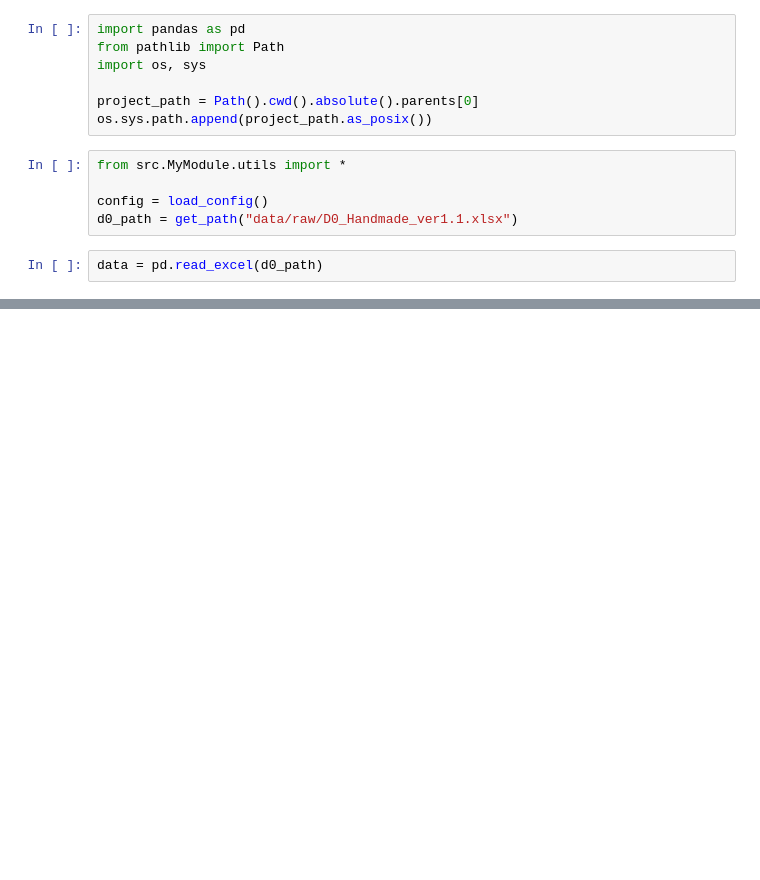
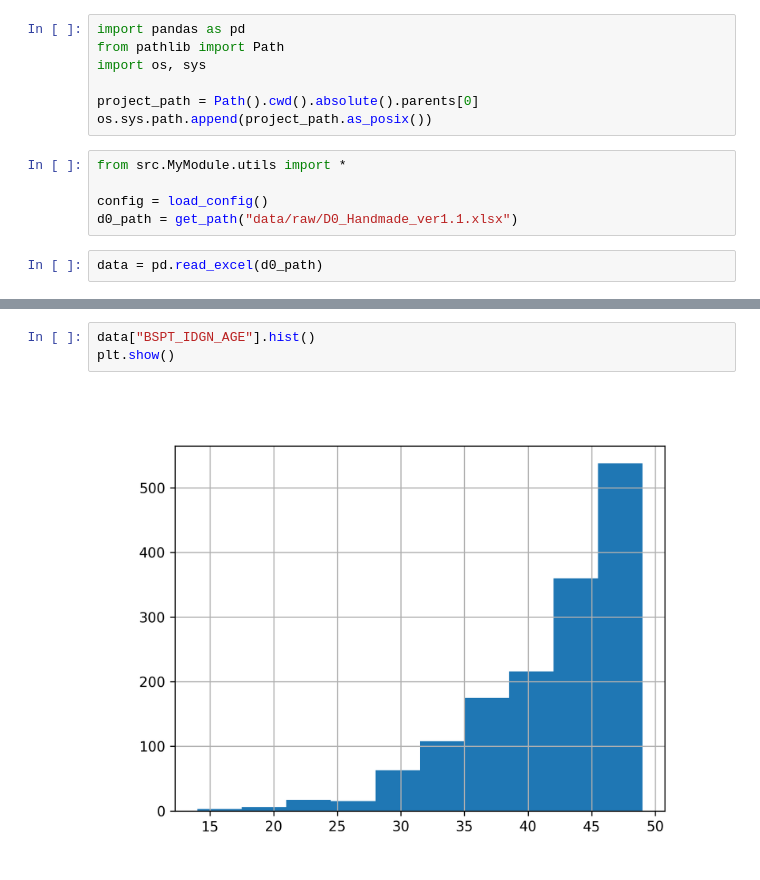
Before and after one commit to memy85/2022_DATA_SYNTHESIS, a Jupyter notebook: young_age/notebooks/check_original.ipynb, the cells around one changed output, grey strips where cells are left out. Saved outputs shown, nothing was run; the diff lists cells and outputs as text; blank space fills up the shorter version.

```diff
--- a/young_age/notebooks/check_original.ipynb
+++ b/young_age/notebooks/check_original.ipynb
@@ -30,0 +37,5 @@ data.filter(like="BSPT")
+# %%
+data["BSPT_IDGN_AGE"].hist()
+plt.show()
+# %% [output]
+[figure, added]
```
Also changed, not shown: parts of 2 cells of this notebook, 7 other files.
